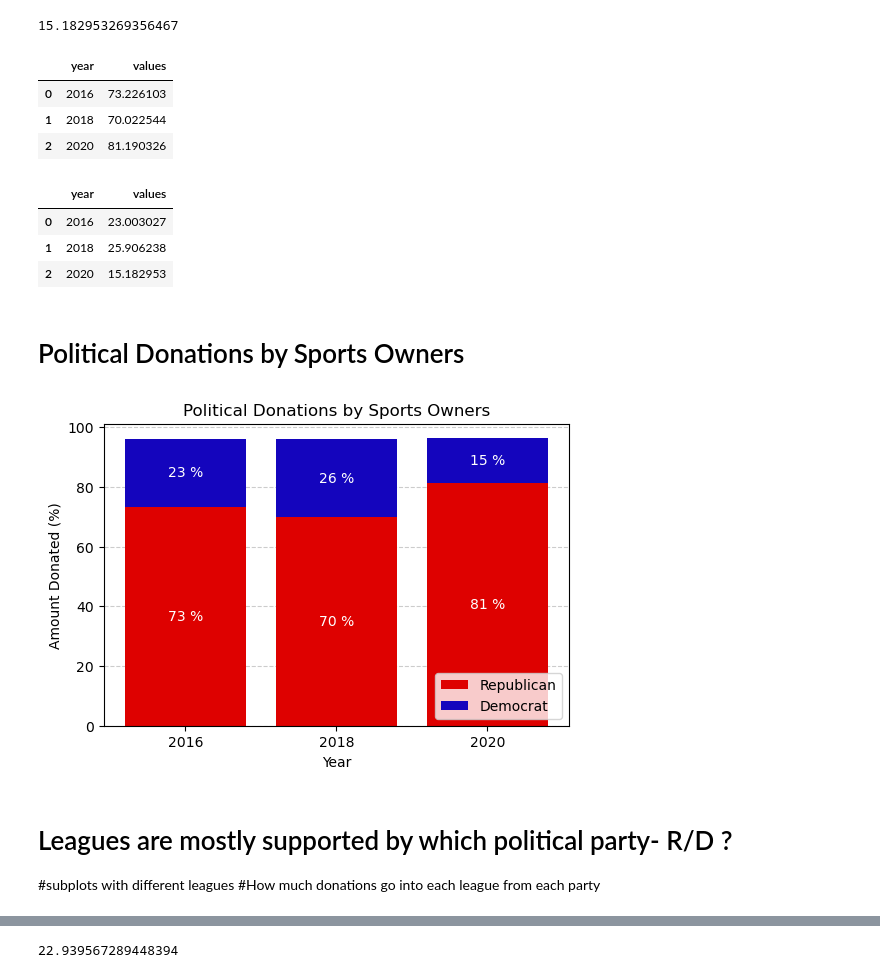
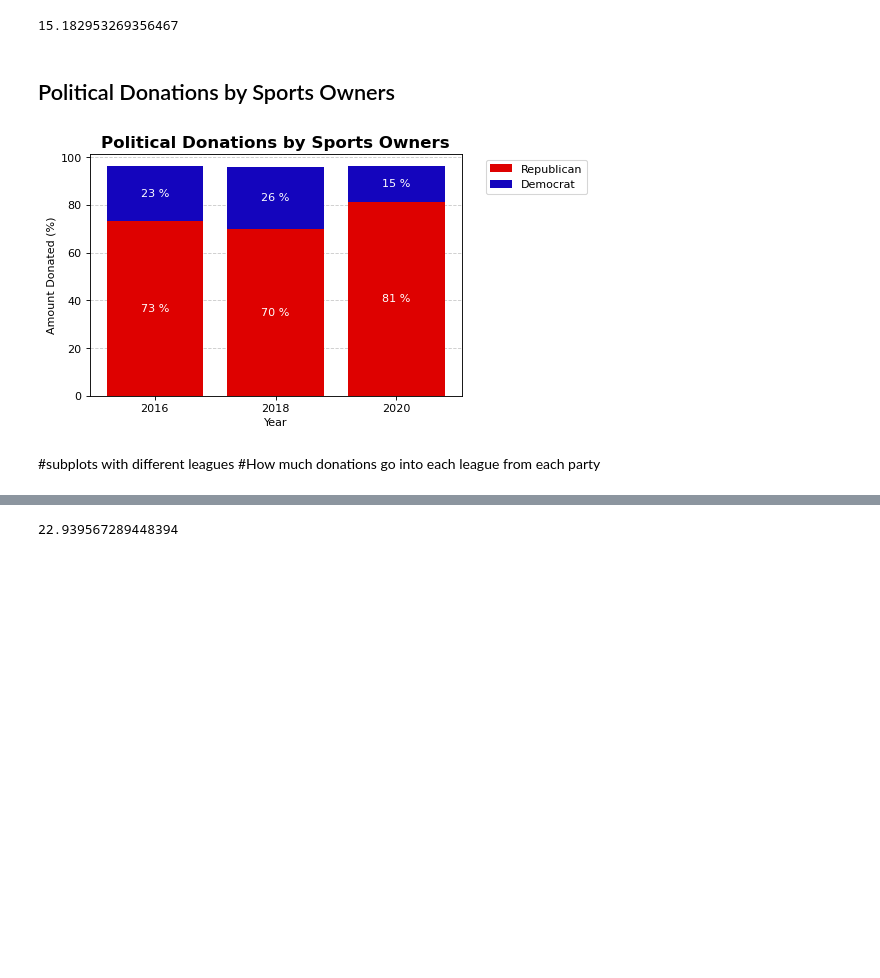
Before and after one commit to richcoca/CIS9655Project, a Jupyter notebook: Project- Part 2.ipynb, the cells around one changed output, grey strips where cells are left out. Cells and saved outputs as stored; diff of their text form; code cells hidden in the pictures; blank space fills up the shorter version.

Commit message:
completed both graphs

```diff
--- a/Project- Part 2.ipynb
+++ b/Project- Part 2.ipynb
@@ -130,63 +130,51 @@ d2020 = dfo/dfn * 100
 d2020
 # %% [output]
 15.182953269356467
-# %%
-#DataFrame for Republican
-data = { 'year': ['2016','2018','2020'], 'values' :[r2016,r2018,r2020]}
-info = pd.DataFrame(data)
-info
-# %% [output]
-|  | year | values |
-| 0 | 2016 | 73.226103 |
-| 1 | 2018 | 70.022544 |
-| 2 | 2020 | 81.190326 |
-# %%
-#DataFrame for Democrat
-data2 = { 'year': ['2016','2018','2020'], 'values' :[d2016,d2018,d2020]}
-info2 = pd.DataFrame(data2)
-info2
-# %% [output]
-|  | year | values |
-| 0 | 2016 | 23.003027 |
-| 1 | 2018 | 25.906238 |
-| 2 | 2020 | 15.182953 |
 # %% [markdown]
-# Political Donations by Sports Owners
+## Political Donations by Sports Owners
 # %%
-#Main Stackbar Graph
+#Main Stacked bargraph
+#DataFrame for Republican
+data = { 'year': ['2016','2018','2020'], 'values' :[r2016,r2018,r2020]}
+info = pd.DataFrame(data)
+info
+#DataFrame for Democrat
+data0 = { 'year': ['2016','2018','2020'], 'values' :[d2016,d2018,d2020]}
+info0 = pd.DataFrame(data0)
+info0
+
 labels =['2016','2018','2020']
 width = 0.80
 fig, ax = plt.subplots()
 ax.bar(data ['year'], data ['values'],width, label = 'Republican',color = '#DE0100')
-ax.bar(data2 ['year'], data2 ['values'],width, label = 'Democrat',color = '#1405BD', bottom = data['values'])
+ax.bar(data0 ['year'], data0 ['values'],width, label = 'Democrat',color = '#1405BD', bottom = data['values'])
 
 #label percentages on bars
 for p in ax.patches:
         width, height = p.get_width(), p.get_height()
         x, y = p.get_xy()
         ax.text(x+width/2,
                 y+height/2,
                 '{:.0f} %'.format(height),
                 horizontalalignment='center',
                 verticalalignment='center',
                 color = '#FFFFFF')
 
 # grid lines
 ax.set_axisbelow(True)
 ax.yaxis.grid(color='black', linestyle='dashed', alpha=0.2)
 
 #labels
 #plt.xticks(rotation=30, horizontalalignment="center")
 ax.set_xlabel('Year')
 ax.set_ylabel('Amount Donated (%)')
-ax.set_title('Political Donations by Sports Owners')
-ax.legend(loc = 4)
-fig.set_dpi(100)
+ax.set_title('Political Donations by Sports Owners',size = 15, fontweight="bold")
+ax.legend(bbox_to_anchor = (1.05,1.0),loc = 'upper left')
+fig.set_dpi(80)
 plt.show()
 # %% [output]
-[figure, old version]
+[figure, new version]
 # %% [markdown]
-# Leagues are mostly supported by which political party- R/D ?
 #subplots with different leagues
 #How much donations go into each league from each party
 # %%
```
Also changed, not shown: parts of 5 cells of this notebook.
